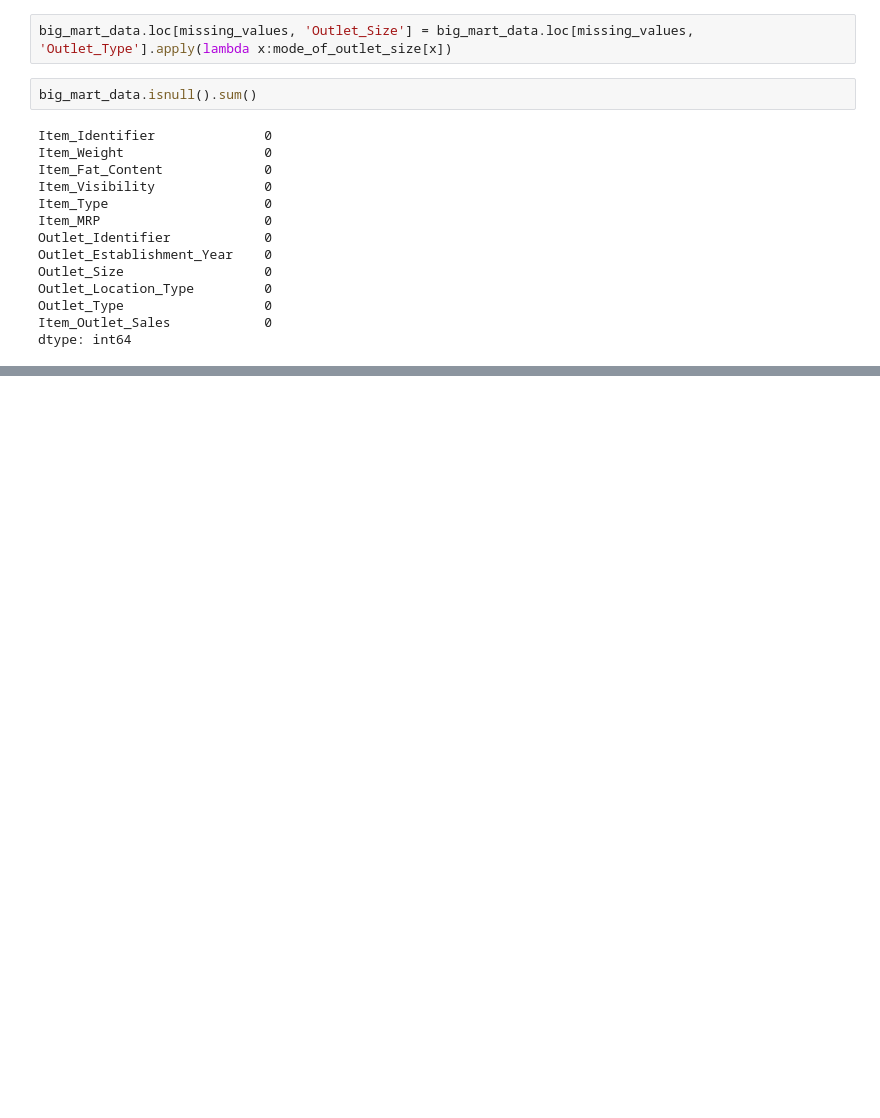
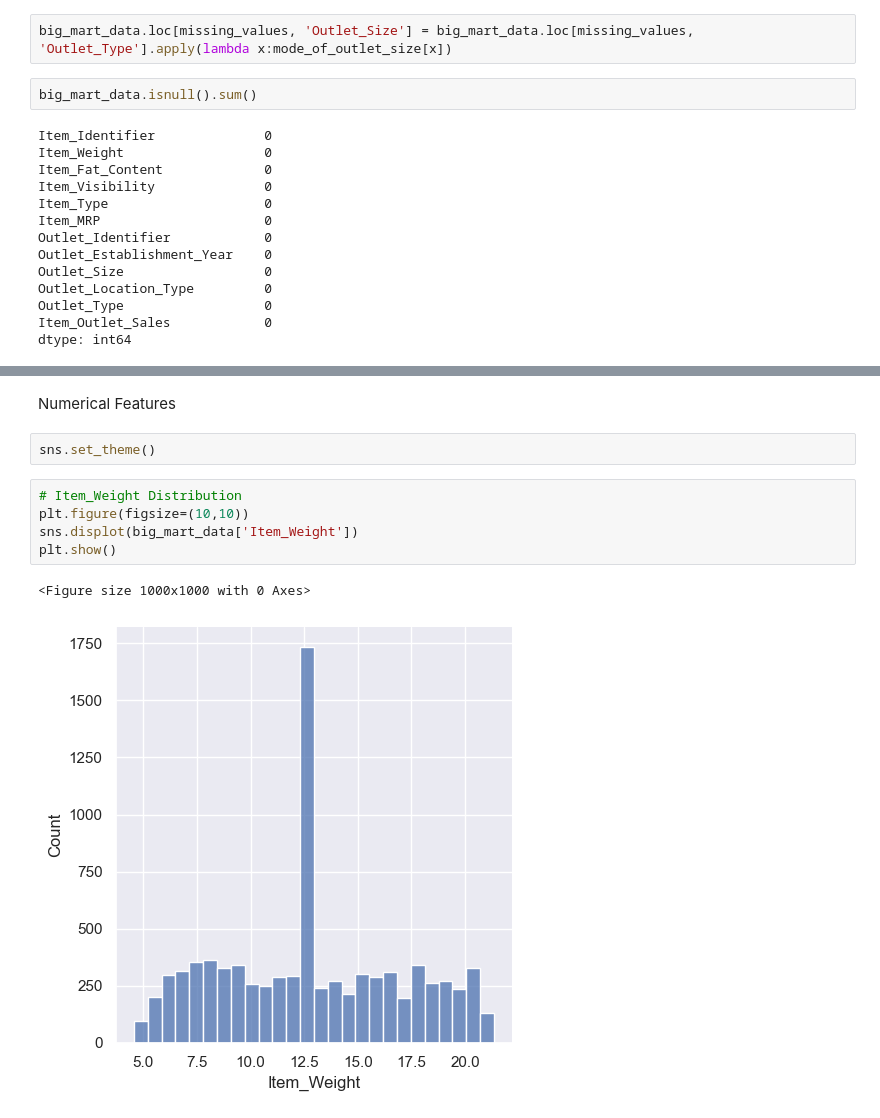
Before and after one commit to Manu-Abuya/BigMart-Sales, a Jupyter notebook: big-mart-sales-prediction.ipynb, the cells around one changed output, grey strips where cells are left out. Saved outputs shown, nothing was run; the diff lists cells and outputs as text; blank space fills up the shorter version.

Commit message:
Numerical Features

```diff
--- a/big-mart-sales-prediction.ipynb
+++ b/big-mart-sales-prediction.ipynb
@@ -153,0 +168,12 @@ dtype: int64
+# %% [markdown]
+Numerical Features
+# %%
+sns.set_theme()
+# %%
+# Item_Weight Distribution
+plt.figure(figsize=(10,10))
+sns.displot(big_mart_data['Item_Weight'])
+plt.show()
+# %% [output]
+<Figure size 1000x1000 with 0 Axes>
+[figure, added]
```
Also changed, not shown: parts of 6 cells of this notebook.
